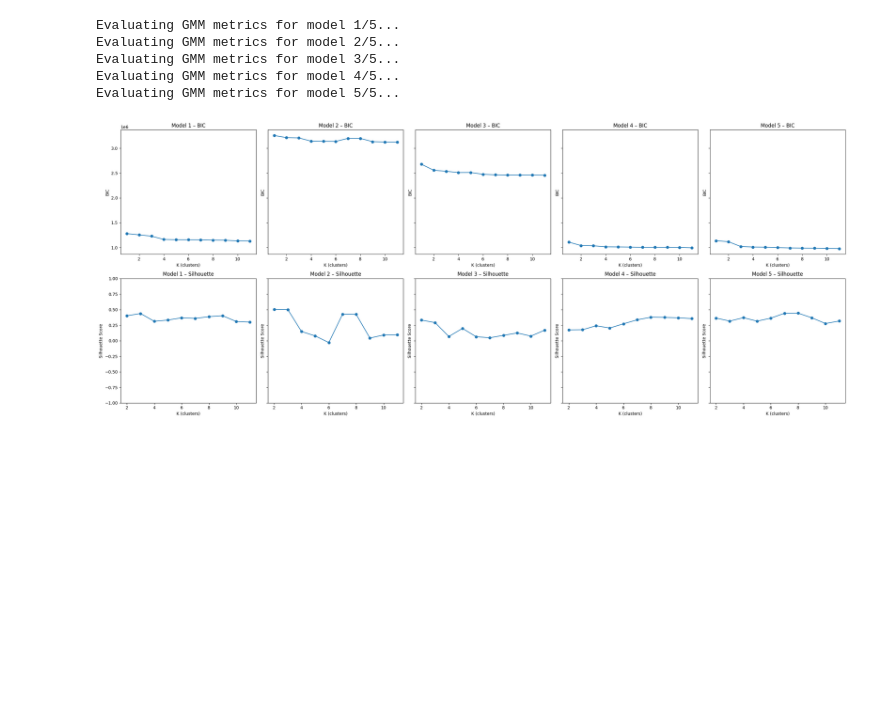
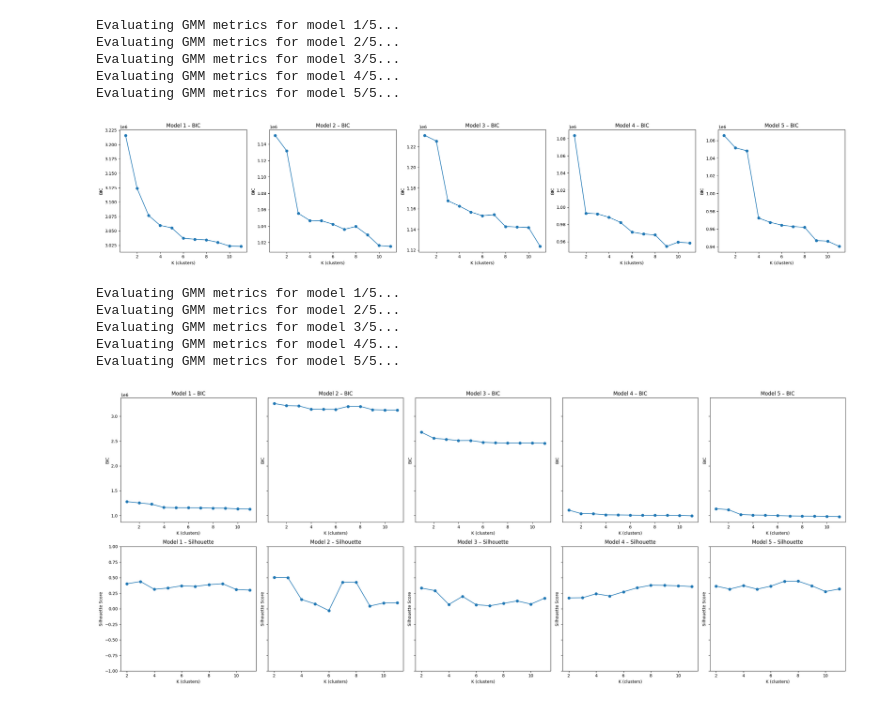
Before and after one commit to Mfdcng2/WaterMassClassification, a Jupyter notebook: EnsembleGMM.ipynb, the cells around one changed output. Drawn from its saved outputs; the diff is of its cells as text; code cells hidden in the pictures; blank space fills up the shorter version.

```diff
--- a/EnsembleGMM.ipynb
+++ b/EnsembleGMM.ipynb
@@ -324,7 +278,0 @@ tensor([[-556.7614, 1065.0239],
-# %%
-z = reps[3]  # Use the first model's representation for visualization
-plt.scatter(z[:,0].cpu().tolist(), z[:,1].cpu().tolist(), marker='.')
-plt.xlabel("z1")
-plt.ylabel("z2")
-plt.title("Latent space")
-plt.show()
@@ -362 +318,57 @@ for n_components in n_components_range:
+# %%
+import numpy as np
+import matplotlib.pyplot as plt
+from sklearn.mixture import GaussianMixture
+
+# reps is a list of latent matrices, one per model (shape: [N, latent_dim])
+n_models = len(reps)
+n_components_range = range(1, 12)
+
+# Store scores for all models
+all_bic = []
+
+for model_idx, z in enumerate(reps):
+    print(f"Evaluating GMM metrics for model {model_idx+1}/{n_models}...")
+
+    z_np = z.cpu().numpy()
+
+    bic_scores = []
+
+    for n_components in n_components_range:
+        gmm = GaussianMixture(
+            n_components=n_components,
+            covariance_type='full',
+            random_state=22
+        )
+        gmm.fit(z_np)
+
+        # BIC always defined
+        bic_scores.append(gmm.bic(z_np))
+
+    all_bic.append(bic_scores)
+
+# Convert to numpy arrays
+all_bic = np.array(all_bic)
+
+# ───────────────────────────────────────────────
+#                 PLOTTING
+# ───────────────────────────────────────────────
+fig, axes = plt.subplots(1, n_models, figsize=(5*n_models, 5))
+
+for i in range(n_models):
+    ax_bic = axes[i]
+    ax_bic.plot(n_components_range, all_bic[i], marker='o')
+    ax_bic.set_title(f"Model {i+1} – BIC")
+    ax_bic.set_xlabel("K (clusters)")
+    ax_bic.set_ylabel("BIC")
+
+plt.tight_layout()
+plt.show()
+# %% [output]
+Evaluating GMM metrics for model 1/5...
+Evaluating GMM metrics for model 2/5...
+Evaluating GMM metrics for model 3/5...
+Evaluating GMM metrics for model 4/5...
+Evaluating GMM metrics for model 5/5...
+[figure, added]
 # %%
```
Also changed, not shown: parts of 8 cells of this notebook.
